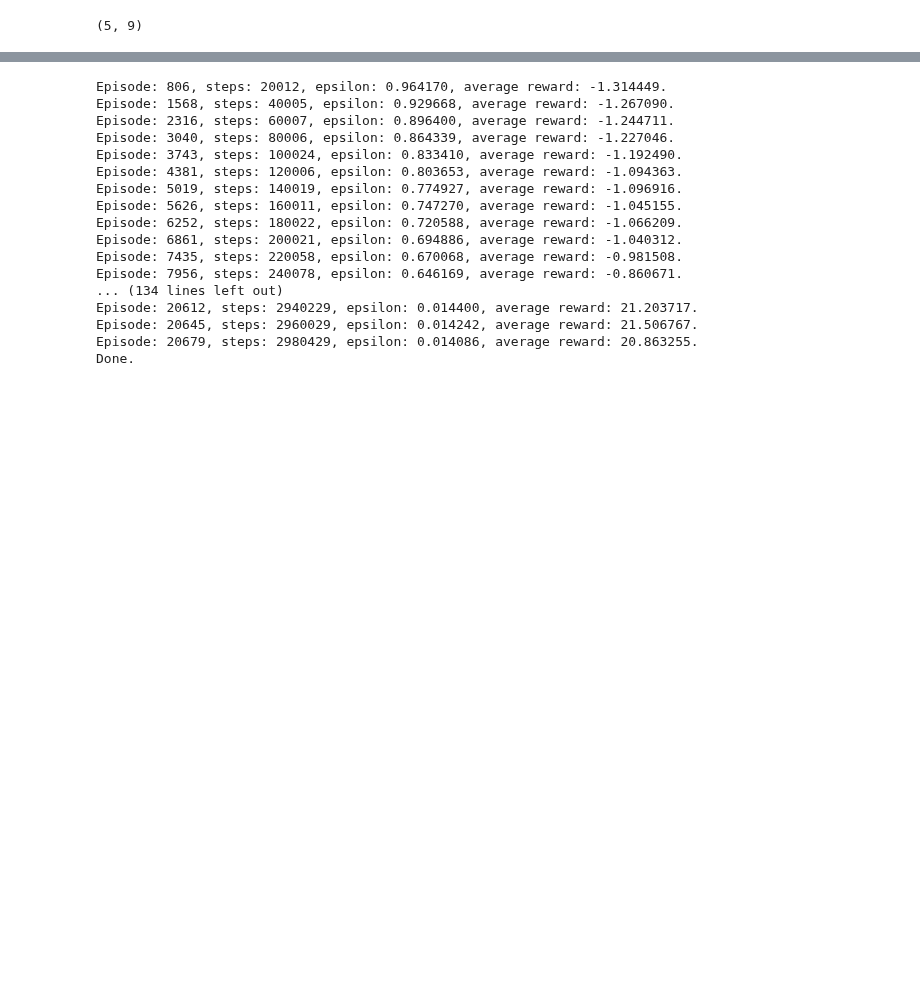
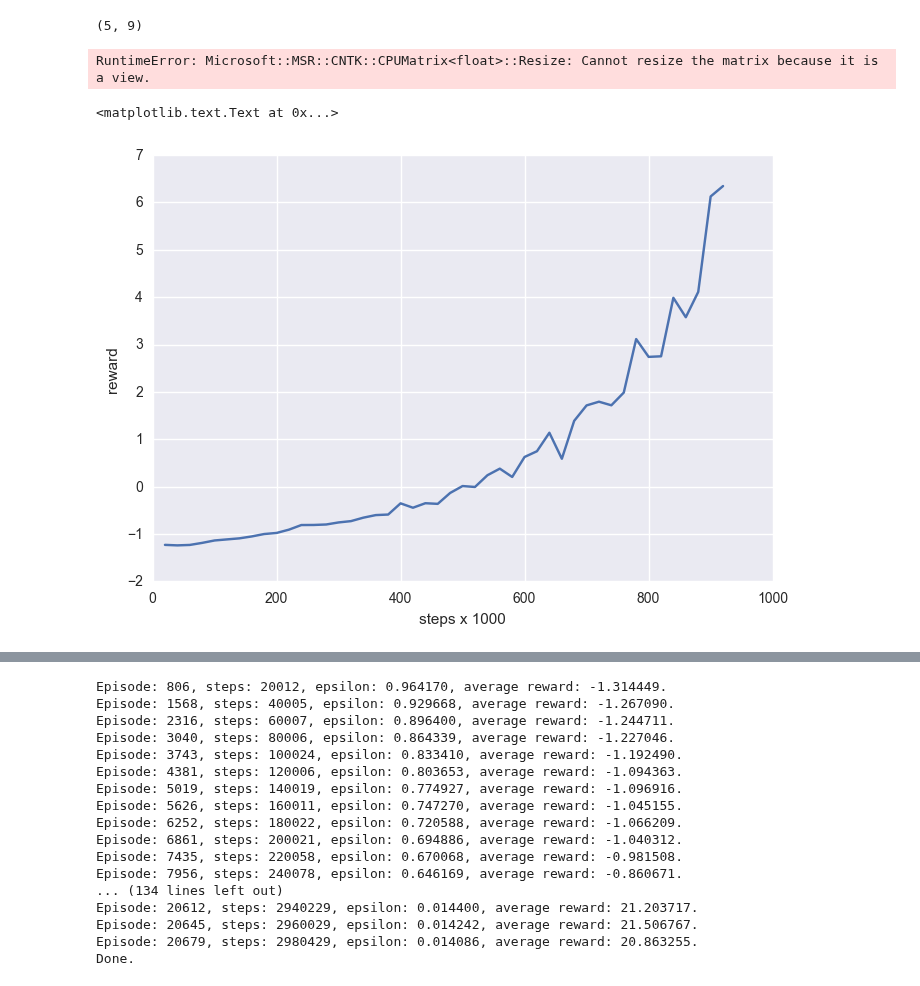
Before and after one commit to jcsharp/DriveIt, a Jupyter notebook: Model-Train.ipynb, the cells around one changed output, grey strips where cells are left out. Drawn from its saved outputs; the diff is of its cells as text; code cells hidden in the pictures; blank space fills up the shorter version.

```diff
--- a/Model-Train.ipynb
+++ b/Model-Train.ipynb
@@ -123,9 +137,9 @@ class Agent:
         self.stateCnt = stateCnt
         self.actionCnt = actionCnt
 
-        #     0.0  0.5  1.0   1.5   2.0   2.5
-        lr = [0.5, 0.2, 0.1, 0.05, 0.02, 0.01]
-        self.epoch_size = 500000
+        #     0.0  0.3  0.6  0.9   1.2   1.5   1.8   2.1   2.4    2.7    3.0
+        lr = [0.5, 0.5, 0.2, 0.1, 0.05, 0.02, 0.02, 0.01, 0.01, 0.005]
+        self.epoch_size = 300000
         self.lr_schedule \
         = learning_rate_schedule(lr, UnitType.sample, epoch_size=self.epoch_size)
 
@@ -292,7 +306,7 @@ from DriveItGym import DriveItEnv
 
 BATCH_SIZE = 20000
 
-env = DriveItEnv(time_limit=10.0, throttle_limit=1.0, show_belief_state=True)
+env = DriveItEnv(time_limit=10.0, throttle_limit=1.0)
 stateCnt  = env.observation_space.shape[0]
 actionCnt = env.action_space.n
 agent = Agent(stateCnt, actionCnt)
@@ -307,3 +321,34 @@ reward_best = 18.0
 (stateCnt, actionCnt)
 # %% [output]
 (5, 9)
+# %%
+while episode_number < 30000 and agent.steps < 2980000:
+    episode_number += 1
+    reward = run_episode(agent, render=False)
+    reward_sum += reward
+
+    if agent.steps >= last_batch_steps + BATCH_SIZE:
+        reward_avg = reward_sum / (episode_number - last_batch_episode)
+        last_batch_episode = episode_number
+        last_batch_steps = int(agent.steps / BATCH_SIZE) * BATCH_SIZE
+        episodes.append((episode_number, agent.steps, reward_avg))
+
+        print('Episode: %d, steps: %d, epsilon: %f, average reward: %f.' \
+              % (episode_number, agent.steps, agent.epsilon, reward_avg))
+
+        if reward_avg > reward_best:
+            reward_best = reward_avg
+            agent.brain.model.save_model('best.mod', False)
+
+        reward_sum = 0
+
+agent.brain.model.save_model('last.mod', False)
+print('Done.')
+# %% [output]
+RuntimeError: Microsoft::MSR::CNTK::CPUMatrix<float>::Resize: Cannot resize the matrix because it is a view.
+# %%
+plt.plot([e[1]/1000 for e in episodes], [e[2] for e in episodes])
+plt.xlabel('steps x 1000');plt.ylabel('reward')
+# %% [output]
+<matplotlib.text.Text at 0x...>
+[figure, added]
```
Also changed, not shown: parts of 8 cells of this notebook.
